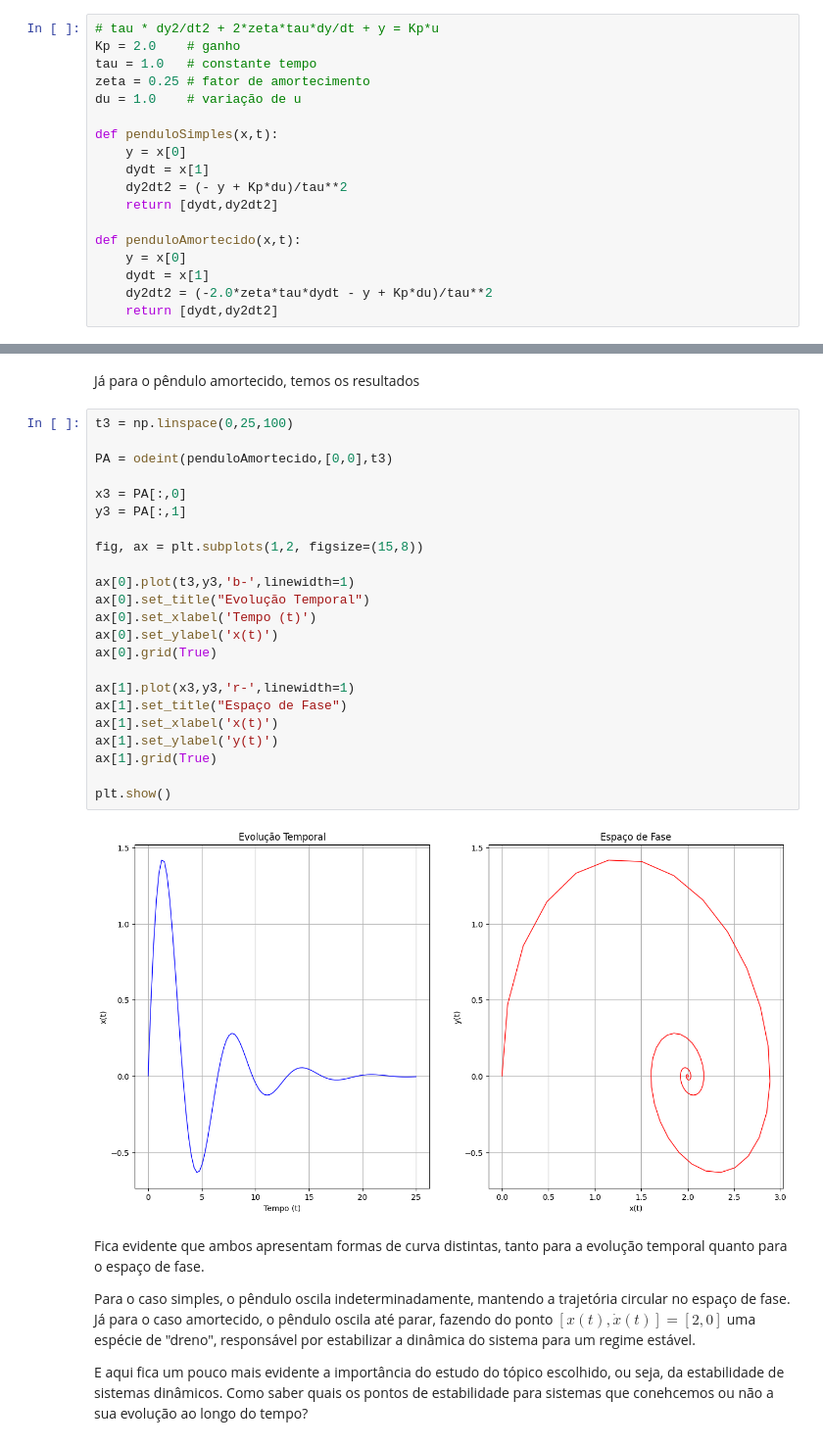
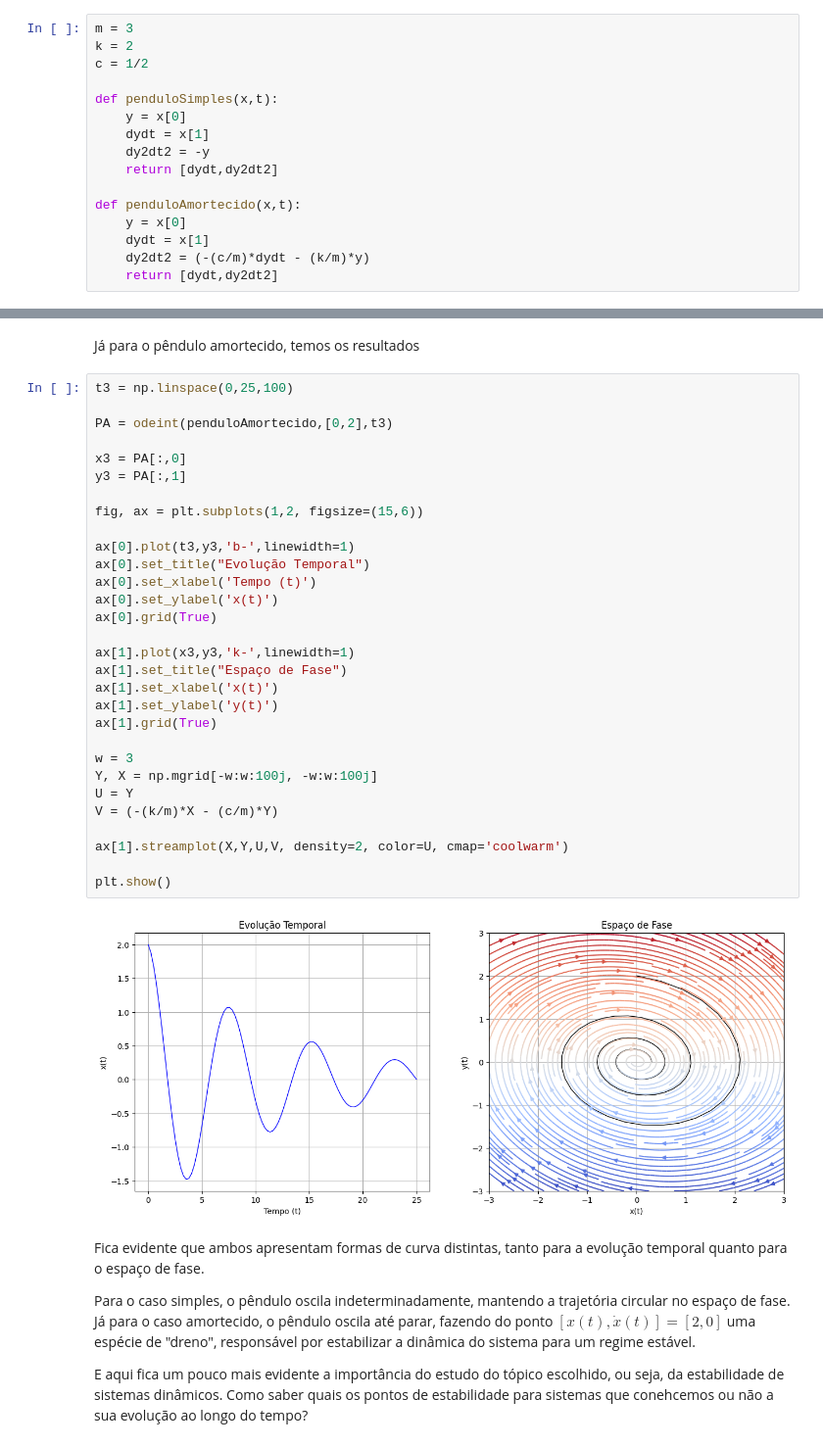
Before and after one commit to jorgesalhani/LinearAlgebraApplications, a Jupyter notebook: TrabalhoFinal/TF.ipynb, the cells around one changed output, grey strips where cells are left out. Shown at 98% size. Cells and saved outputs as stored; diff of their text form.

```diff
--- a/TrabalhoFinal/TF.ipynb
+++ b/TrabalhoFinal/TF.ipynb
@@ -70,22 +70,20 @@ import numpy as np
 import matplotlib.pyplot as plt
 from scipy.integrate import odeint
 # %%
-# tau * dy2/dt2 + 2*zeta*tau*dy/dt + y = Kp*u
-Kp = 2.0    # ganho
-tau = 1.0   # constante tempo
-zeta = 0.25 # fator de amortecimento
-du = 1.0    # variação de u
+m = 3
+k = 2
+c = 1/2
 
 def penduloSimples(x,t):
     y = x[0]
     dydt = x[1]
-    dy2dt2 = (- y + Kp*du)/tau**2
+    dy2dt2 = -y
     return [dydt,dy2dt2]
 
 def penduloAmortecido(x,t):
     y = x[0]
     dydt = x[1]
-    dy2dt2 = (-2.0*zeta*tau*dydt - y + Kp*du)/tau**2
+    dy2dt2 = (-(c/m)*dydt - (k/m)*y)
     return [dydt,dy2dt2]
 # %%
 t3 = np.linspace(0,25,100)
@@ -117,28 +115,35 @@ Já para o pêndulo amortecido, temos os resultados
 # %%
 t3 = np.linspace(0,25,100)
 
-PA = odeint(penduloAmortecido,[0,0],t3)
+PA = odeint(penduloAmortecido,[0,2],t3)
 
 x3 = PA[:,0]
 y3 = PA[:,1]
 
-fig, ax = plt.subplots(1,2, figsize=(15,8))
+fig, ax = plt.subplots(1,2, figsize=(15,6))
 
 ax[0].plot(t3,y3,'b-',linewidth=1)
 ax[0].set_title("Evolução Temporal")
 ax[0].set_xlabel('Tempo (t)')
 ax[0].set_ylabel('x(t)')
 ax[0].grid(True)
 
-ax[1].plot(x3,y3,'r-',linewidth=1)
+ax[1].plot(x3,y3,'k-',linewidth=1)
 ax[1].set_title("Espaço de Fase")
 ax[1].set_xlabel('x(t)')
 ax[1].set_ylabel('y(t)')
 ax[1].grid(True)
 
+w = 3
+Y, X = np.mgrid[-w:w:100j, -w:w:100j]
+U = Y
+V = (-(k/m)*X - (c/m)*Y)
+
+ax[1].streamplot(X,Y,U,V, density=2, color=U, cmap='coolwarm')
+
 plt.show()
 # %% [output]
-[figure, old version]
+[figure, new version]
 # %% [markdown]
 Fica evidente que ambos apresentam formas de curva distintas, tanto para a evolução temporal quanto para o espaço de fase.
 
```
Also changed, not shown: parts of 13 cells of this notebook.
